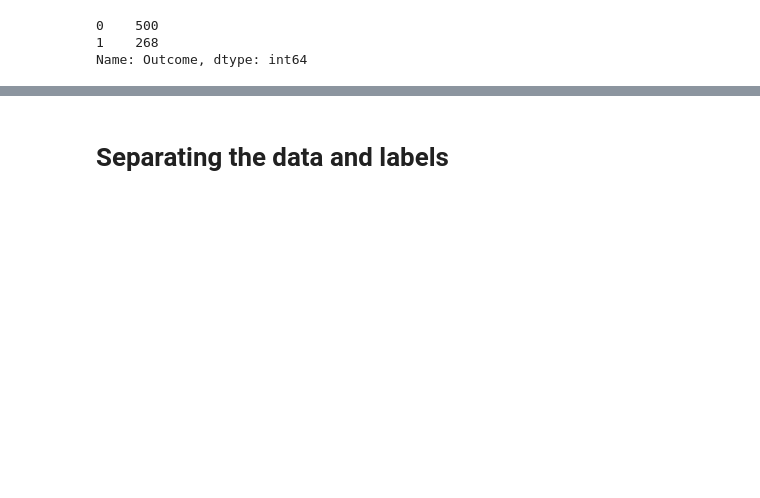
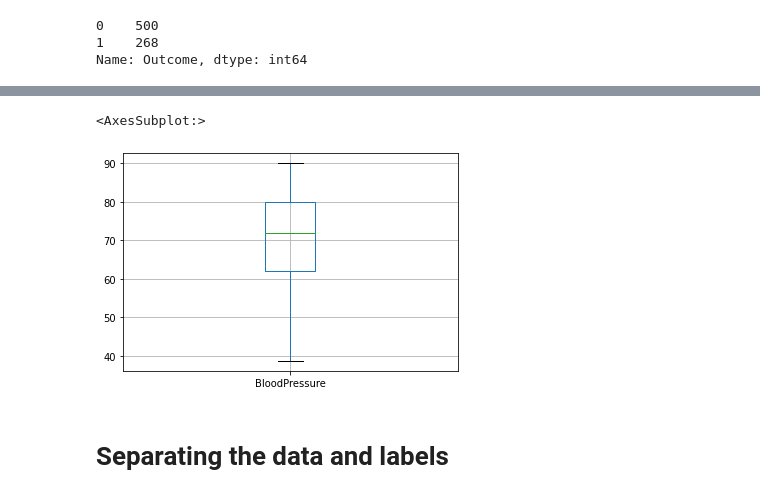
Before and after one commit to ayesha-siddiqua/ML-Projects, a Jupyter notebook: project-2-diabetes-prediction.ipynb, the cells around one changed output, grey strips where cells are left out. Saved outputs shown, nothing was run; the diff lists cells and outputs as text; code cells hidden in the pictures; blank space fills up the shorter version.

```diff
--- a/project-2-diabetes-prediction.ipynb
+++ b/project-2-diabetes-prediction.ipynb
@@ -57,0 +103,2 @@ diabetes_dataset.groupby('Outcome').mean()
+# %%
+diabetes_dataset.drop('Outlier_flag', axis = 1, inplace = True)
@@ -57,0 +116,7 @@ diabetes_dataset.groupby('Outcome').mean()
+# %%
+diabetes_dataset['BloodPressure'] = np.where(diabetes_dataset['BloodPressure'] < lower_limit,lower_limit, diabetes_dataset['BloodPressure'])
+# %%
+diabetes_dataset.boxplot(column = 'BloodPressure')
+# %% [output]
+<AxesSubplot:>
+[figure, added]
```
Also changed, not shown: parts of 16 cells of this notebook.
